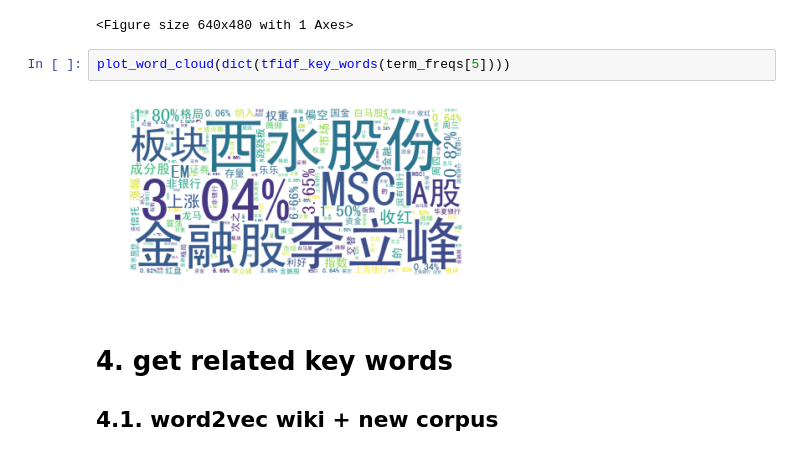
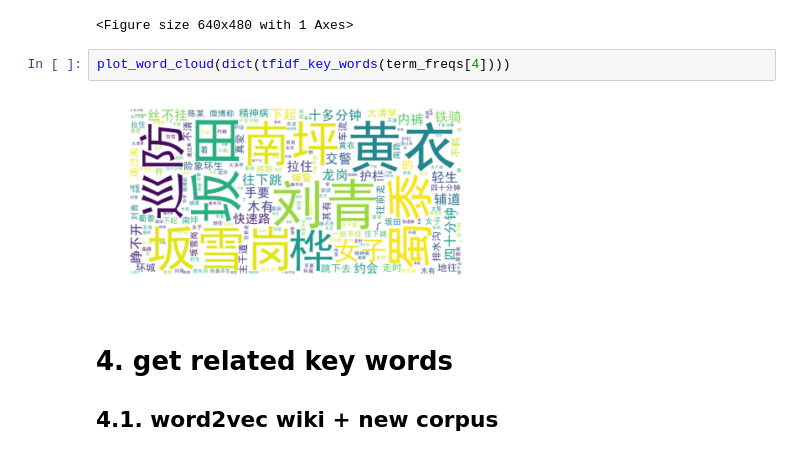
Before and after one commit to LuanBoheng/NLP-course, a Jupyter notebook: week_6/_doc_week6_recode.ipynb, the cells around one changed output. Drawn from its saved outputs; the diff is of its cells as text.

Commit message:
lr_entropy chinese new words

```diff
--- a/week_6/_doc_week6_recode.ipynb
+++ b/week_6/_doc_week6_recode.ipynb
@@ -135,9 +135,9 @@ plot_word_cloud(dict(tfidf_key_words(term_freqs[0])))
 # %% [output]
 <Figure size 640x480 with 1 Axes>
 # %%
-plot_word_cloud(dict(tfidf_key_words(term_freqs[5])))
+plot_word_cloud(dict(tfidf_key_words(term_freqs[4])))
 # %% [output]
-[figure, old version]
+[figure, new version]
 # %% [markdown]
 # 4. get related key words
 ## 4.1. word2vec wiki + new corpus
```
Also changed, not shown: parts of 4 cells of this notebook, 1 other file.
